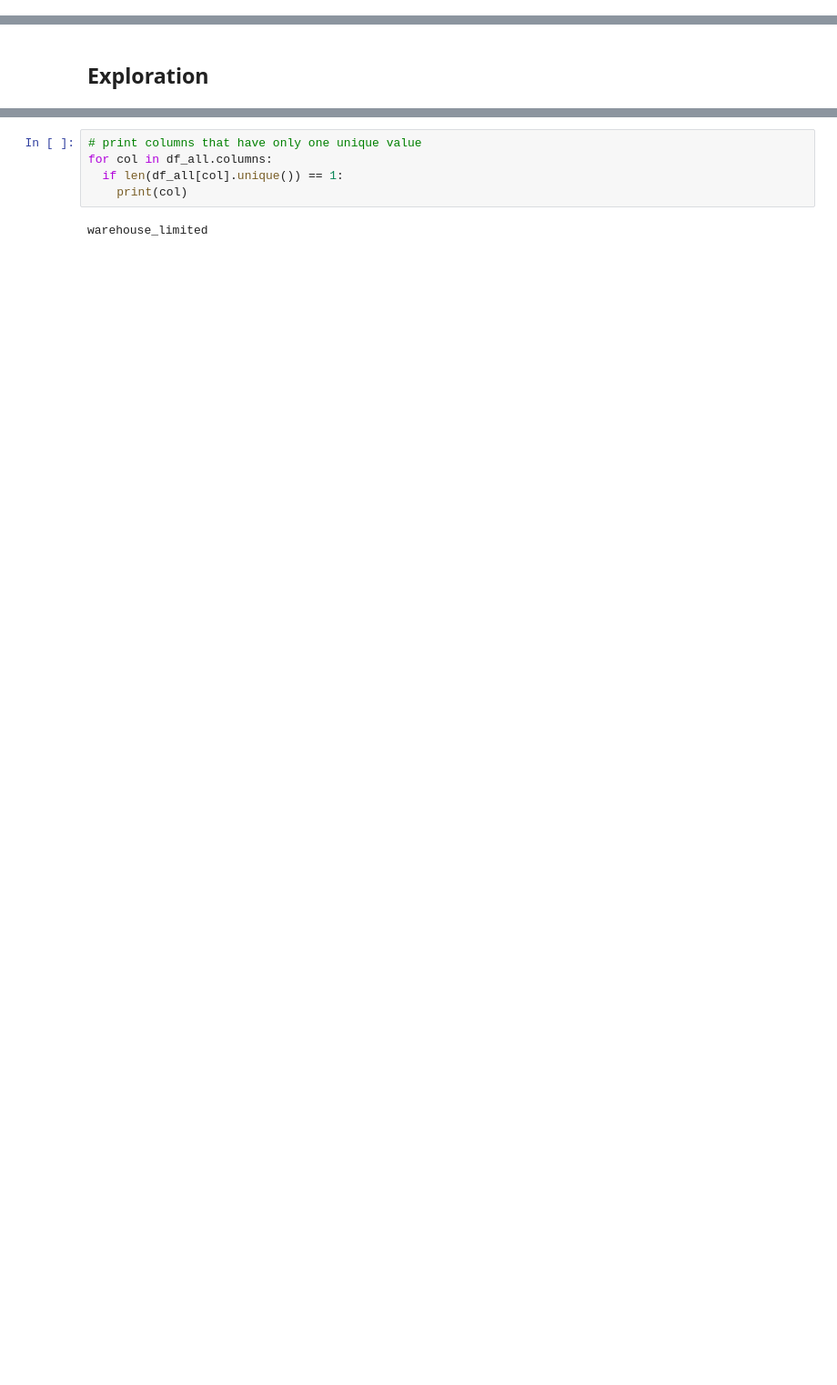
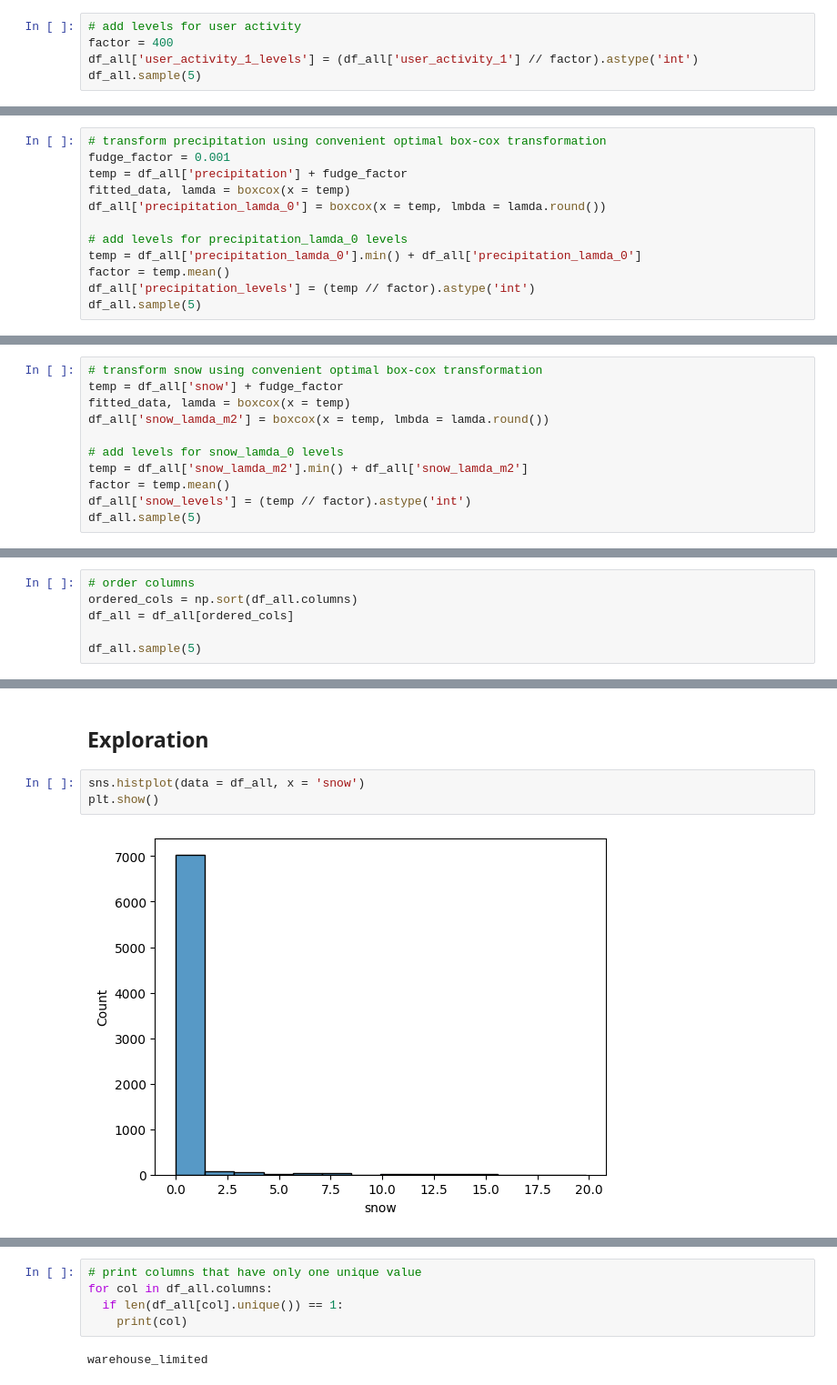
Before and after one commit to notfakearcher/julian, a Jupyter notebook: 04_projects/orders_forecasting/code/orders_forcasting.ipynb, the cells around one changed output, grey strips where cells are left out. Shown at 91% size. Saved outputs shown, nothing was run; the diff lists cells and outputs as text; blank space fills up the shorter version.

```diff
--- a/04_projects/orders_forecasting/code/orders_forcasting.ipynb
+++ b/04_projects/orders_forecasting/code/orders_forcasting.ipynb
@@ -228 +229,6 @@ df_all.sample(5)
 5 rows × 26 columns
+# %%
+# add levels for user activity
+factor = 400
+df_all['user_activity_1_levels'] = (df_all['user_activity_1'] // factor).astype('int')
+df_all.sample(5)
@@ -228,0 +243,12 @@ df_all.sample(5)
+# %%
+# transform precipitation using convenient optimal box-cox transformation
+fudge_factor = 0.001
+temp = df_all['precipitation'] + fudge_factor
+fitted_data, lamda = boxcox(x = temp)
+df_all['precipitation_lamda_0'] = boxcox(x = temp, lmbda = lamda.round())
+
+# add levels for precipitation_lamda_0 levels
+temp = df_all['precipitation_lamda_0'].min() + df_all['precipitation_lamda_0']
+factor = temp.mean()
+df_all['precipitation_levels'] = (temp // factor).astype('int')
+df_all.sample(5)
@@ -228,0 +263,11 @@ df_all.sample(5)
+# %%
+# transform snow using convenient optimal box-cox transformation
+temp = df_all['snow'] + fudge_factor
+fitted_data, lamda = boxcox(x = temp)
+df_all['snow_lamda_m2'] = boxcox(x = temp, lmbda = lamda.round())
+
+# add levels for snow_lamda_0 levels
+temp = df_all['snow_lamda_m2'].min() + df_all['snow_lamda_m2']
+factor = temp.mean()
+df_all['snow_levels'] = (temp // factor).astype('int')
+df_all.sample(5)
@@ -228,0 +282,6 @@ df_all.sample(5)
+# %%
+# order columns
+ordered_cols = np.sort(df_all.columns)
+df_all = df_all[ordered_cols]
+
+df_all.sample(5)
@@ -229,2 +296,7 @@ df_all.sample(5)
 # %% [markdown]
 ## Exploration
+# %%
+sns.histplot(data = df_all, x = 'snow')
+plt.show()
+# %% [output]
+[figure, added]
```
Also changed, not shown: parts of 19 cells of this notebook, 3 other files.
